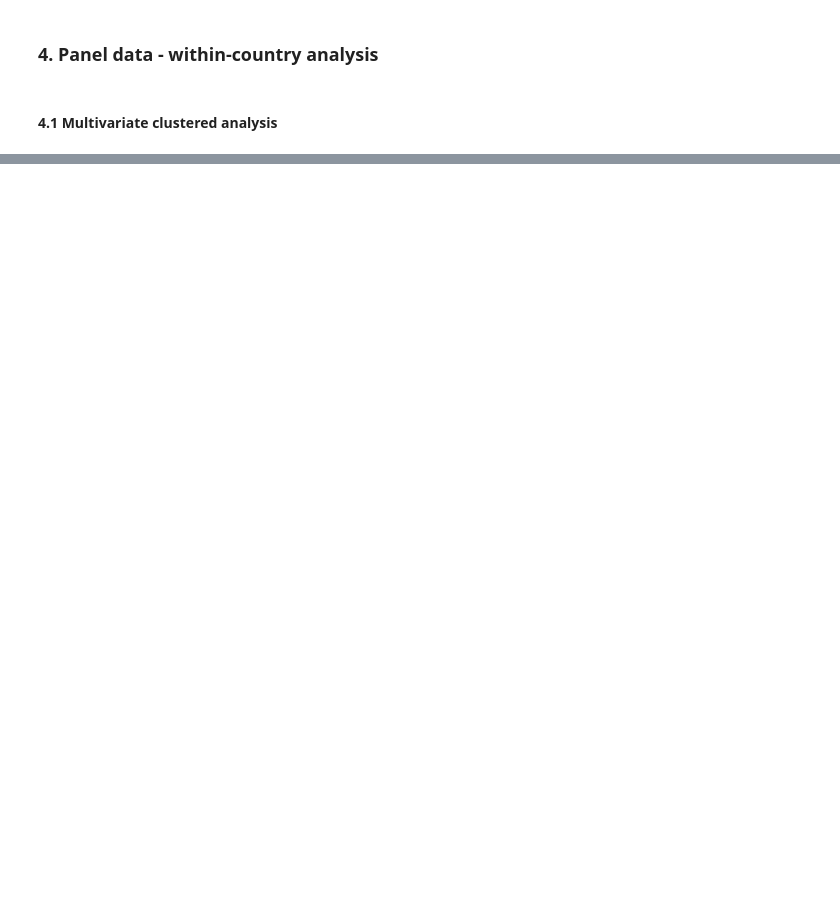
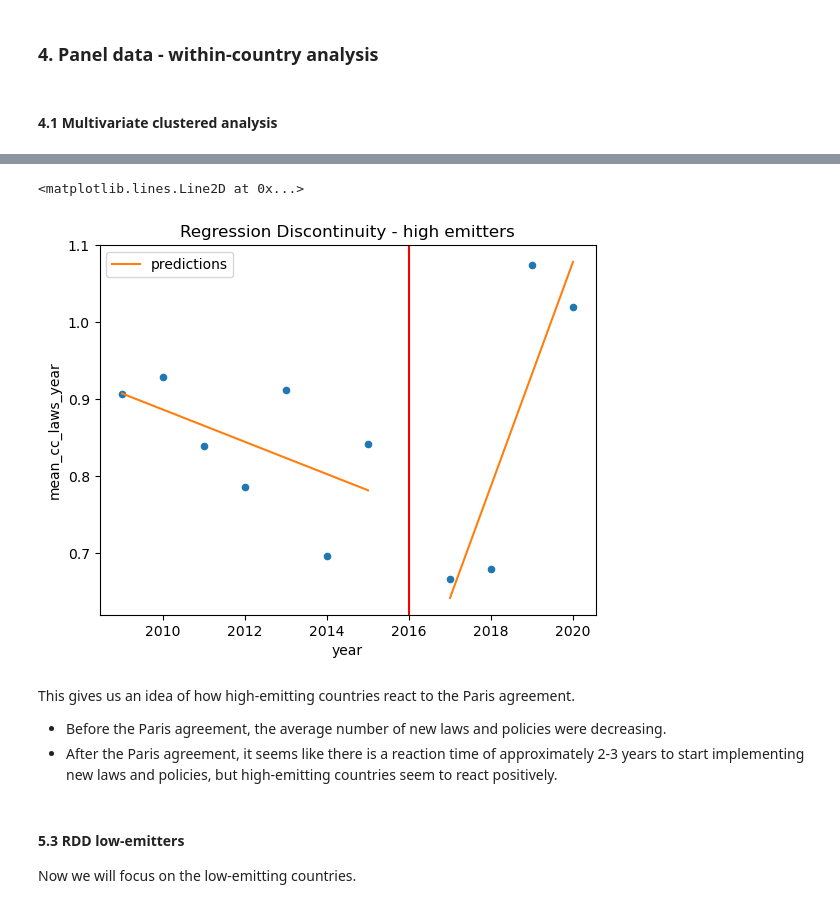
Before and after one commit to percw/class_datascience, a Jupyter notebook: Notebooks/Final_project/bear_team.ipynb, the cells around one changed output, grey strips where cells are left out. Saved outputs shown, nothing was run; the diff lists cells and outputs as text; code cells hidden in the pictures; blank space fills up the shorter version.

```diff
--- a/Notebooks/Final_project/bear_team.ipynb
+++ b/Notebooks/Final_project/bear_team.ipynb
@@ -1165,0 +819,25 @@ plt.axvline(2016, 0,10, color="red")
+# %%
+#for more than mean co2_per_capita
+df_h= df[(df["co2_per_capita"]>mean_co2_per_capita)]
+df_year_groupby_high = df_h.groupby(['year'])['cc_laws_year'].mean().reset_index(name='mean_cc_laws_year')
+df_year_groupby_high['threshold'] = (df_year_groupby_high["year"] > 2016)
+
+df_year_groupby_high.loc[7,"mean_cc_laws_year"]=None
+# %%
+model = smf.wls("mean_cc_laws_year~year+threshold+year*threshold", df_year_groupby_high).fit()
+
+ax = df_year_groupby_high.plot.scatter(x="year", y="mean_cc_laws_year", color="C0")
+df_year_groupby_high.assign(predictions=model.fittedvalues).plot(x="year", y="predictions", ax=ax, color="C1")
+plt.title("Regression Discontinuity - high emitters")
+plt.axvline(2016, 0,10, color="red")
+# %% [output]
+<matplotlib.lines.Line2D at 0x...>
+[figure, added]
+# %% [markdown]
+This gives us an idea of how high-emitting countries react to the Paris agreement.
+- Before the Paris agreement, the average number of new laws and policies were decreasing.
+- After the Paris agreement, it seems like there is a reaction time of approximately 2-3 years to start implementing new laws and policies, but high-emitting countries seem to react positively.
+# %% [markdown]
+#### 5.3 RDD low-emitters
+
+Now we will focus on the low-emitting countries.
```
Also changed, not shown: parts of 89 cells of this notebook.
